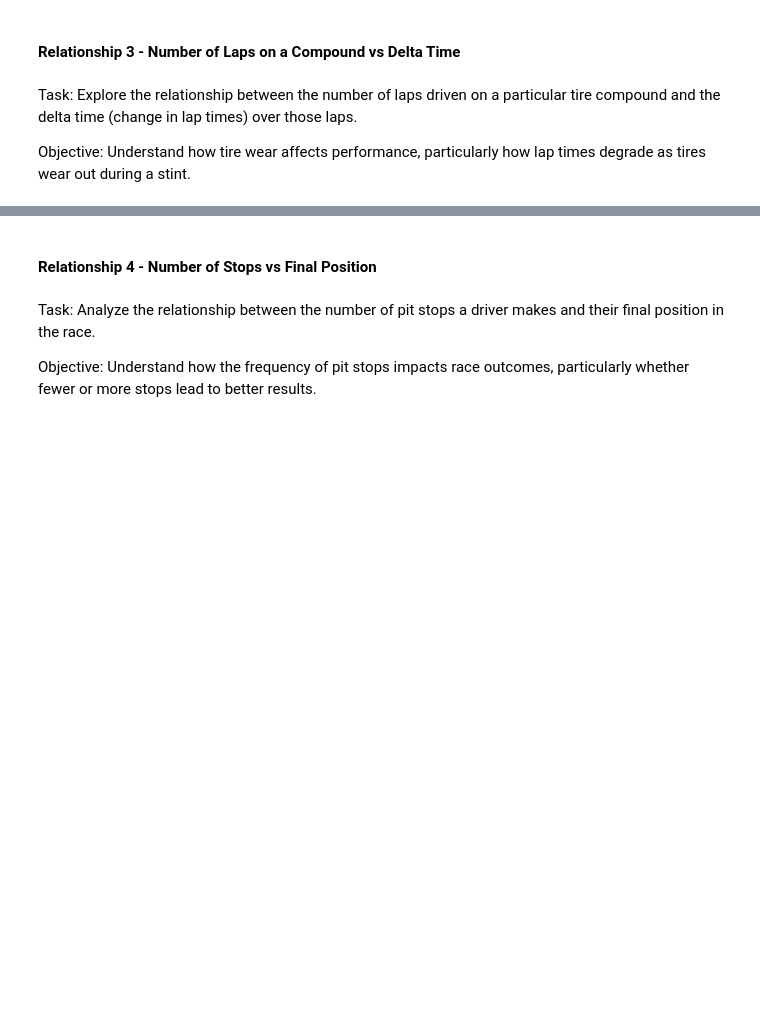
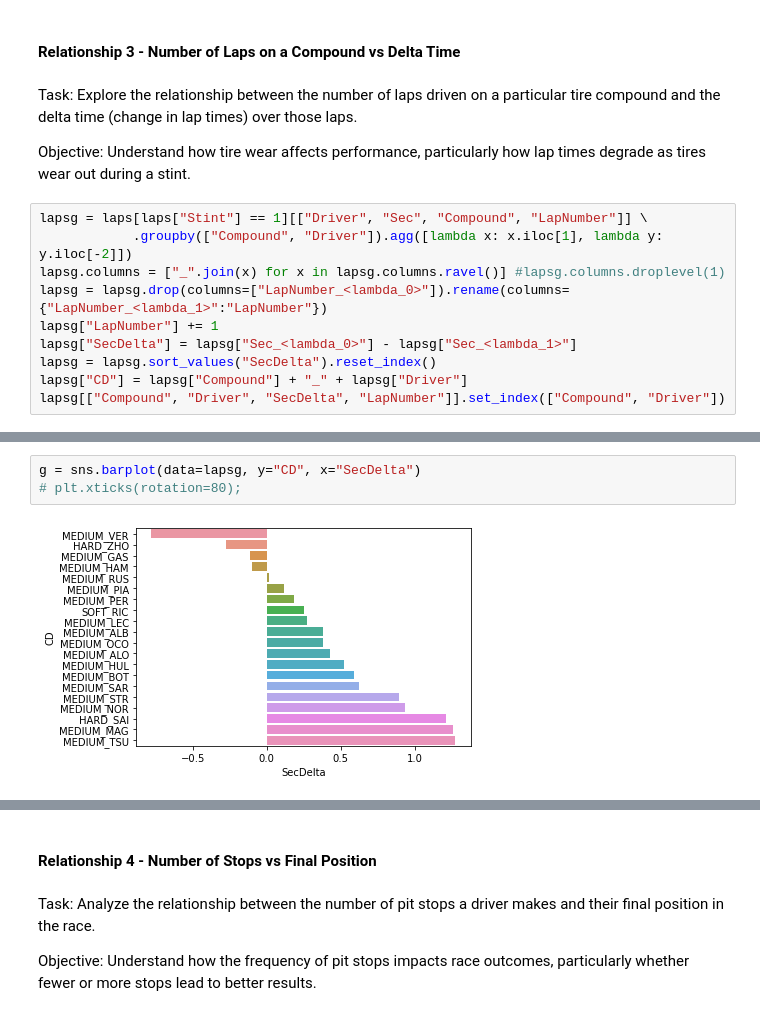
Before and after one commit to MyNameIsCalvinDavis/Data-Science, a Jupyter notebook: F1/F1.ipynb, the cells around one changed output, grey strips where cells are left out. Cells and saved outputs as stored; diff of their text form; blank space fills up the shorter version.

```diff
--- a/F1/F1.ipynb
+++ b/F1/F1.ipynb
@@ -1421,3 +1441,13 @@ sns.barplot(data=lapsgg, x="Compound", y="value", hue="variable", palette=colors
 Task: Explore the relationship between the number of laps driven on a particular tire compound and the delta time (change in lap times) over those laps.
 
 Objective: Understand how tire wear affects performance, particularly how lap times degrade as tires wear out during a stint.
+# %%
+lapsg = laps[laps["Stint"] == 1][["Driver", "Sec", "Compound", "LapNumber"]] \
+            .groupby(["Compound", "Driver"]).agg([lambda x: x.iloc[1], lambda y: y.iloc[-2]])
+lapsg.columns = ["_".join(x) for x in lapsg.columns.ravel()] #lapsg.columns.droplevel(1)
+lapsg = lapsg.drop(columns=["LapNumber_<lambda_0>"]).rename(columns={"LapNumber_<lambda_1>":"LapNumber"})
+lapsg["LapNumber"] += 1
+lapsg["SecDelta"] = lapsg["Sec_<lambda_0>"] - lapsg["Sec_<lambda_1>"]
+lapsg = lapsg.sort_values("SecDelta").reset_index()
+lapsg["CD"] = lapsg["Compound"] + "_" + lapsg["Driver"]
+lapsg[["Compound", "Driver", "SecDelta", "LapNumber"]].set_index(["Compound", "Driver"])
@@ -1423,0 +1473,5 @@ Objective: Understand how tire wear affects performance, particularly how lap ti
+# %%
+g = sns.barplot(data=lapsg, y="CD", x="SecDelta")
+# plt.xticks(rotation=80);
+# %% [output]
+[figure, added]
```
Also changed, not shown: parts of 5 cells of this notebook.
